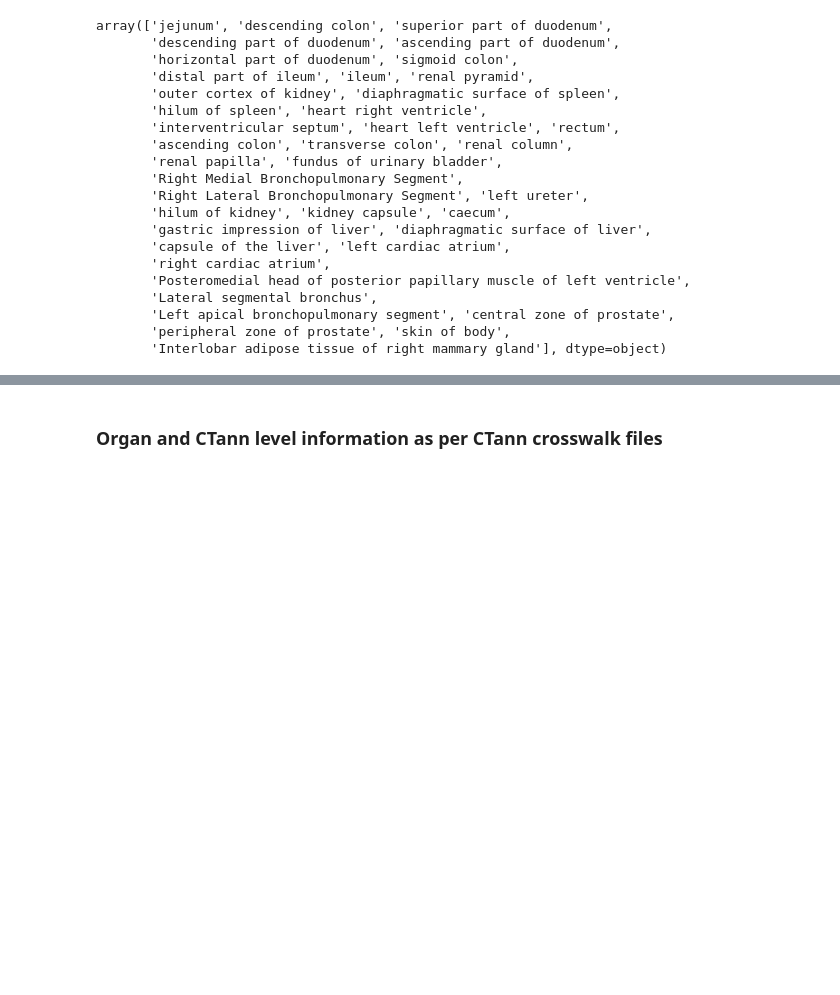
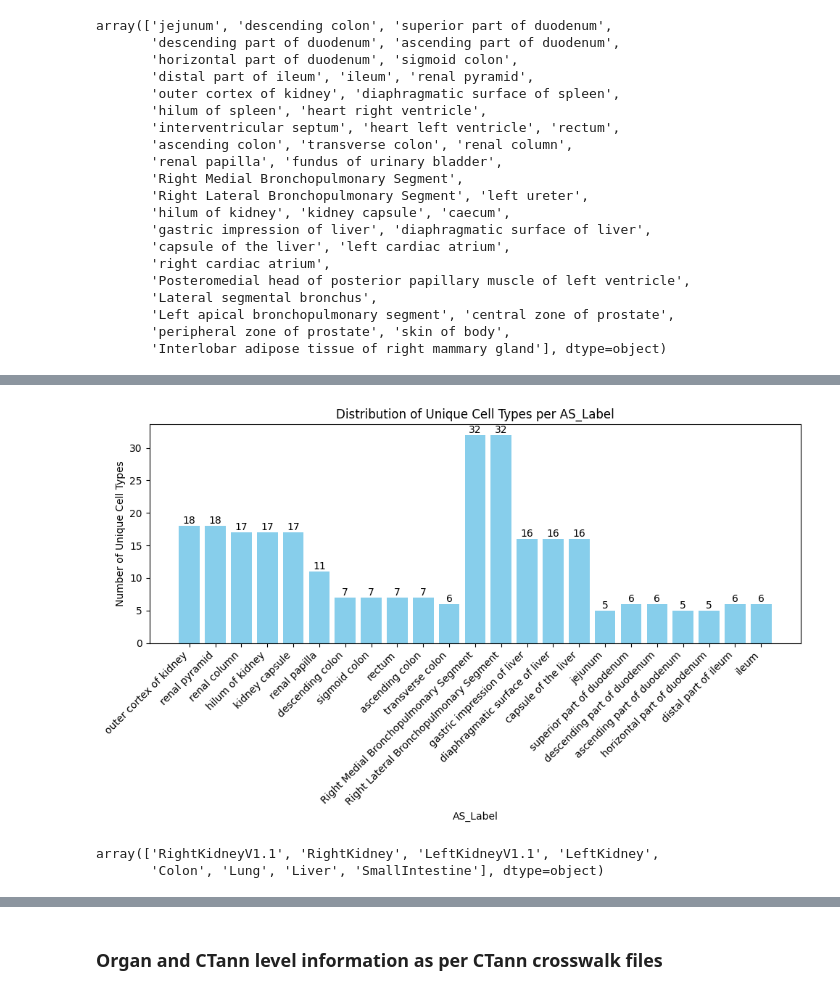
Before and after one commit to cns-iu/hra-ftu-explorer-supporting-information, a Jupyter notebook: FTU-workflow.ipynb, the cells around one changed output, grey strips where cells are left out. Saved outputs shown, nothing was run; the diff lists cells and outputs as text; code cells hidden in the pictures; blank space fills up the shorter version.

Commit message:
trios data

```diff
--- a/FTU-workflow.ipynb
+++ b/FTU-workflow.ipynb
@@ -894,0 +846,5 @@ Name: count, dtype: int64
+# %%
+# revmove reference organ for which there is no FTU
+organ_no_ftu = ['LeftUreter', 'Heart', 'HeartV1.1', 'UrinaryBladder']
+# %%
+filtered_enriched_v2_df = enriched_v2_df[~enriched_v2_df['reference_organ'].isin(organ_no_ftu)]
@@ -972,0 +1120,11 @@ array(['RightKidneyV1.1', 'RightKidney', 'LeftKidney', 'LeftUreter',
+# %%
+columns = ['AS_Label', 'Unique CTs Count']
+as_label_CTs_info = pd.DataFrame(columns=columns)
+
+# Calculate the number of unique cell types for each AS_Label
+for label in list(filtered_enriched_v2_df['as_label'].unique()):
+    unique_cts_count = filtered_enriched_v2_df[filtered_enriched_v2_df['as_label'] == label]['cell_label'].nunique()
+    row = pd.DataFrame({'AS_Label': [label], 'Unique CTs Count': [unique_cts_count]})
+    as_label_CTs_info = pd.concat([as_label_CTs_info, row], ignore_index=True)
+
+as_label_CTs_info.head()
@@ -973,3 +1138,27 @@ array(['RightKidneyV1.1', 'RightKidney', 'LeftKidney', 'LeftUreter',
+# %%
+# Plotting the distribution with counts displayed on the bars
+plt.figure(figsize=(10, 6))
+bars = plt.bar(as_label_CTs_info['AS_Label'], as_label_CTs_info['Unique CTs Count'], color='skyblue')
+
+# Adding the count labels on top of each bar
+for bar in bars:
+    height = bar.get_height()
+    plt.text(bar.get_x() + bar.get_width() / 2, height, str(height), ha='center', va='bottom')
+
+plt.xlabel('AS_Label')
+plt.ylabel('Number of Unique Cell Types')
+plt.title('Distribution of Unique Cell Types per AS_Label')
+plt.xticks(rotation=45, ha='right')
+plt.tight_layout()
+
+plt.show()
+# %% [output]
+[figure, added]
+# %%
+filtered_enriched_v2_df['reference_organ'].unique()
+# %% [output]
+array(['RightKidneyV1.1', 'RightKidney', 'LeftKidneyV1.1', 'LeftKidney',
+       'Colon', 'Lung', 'Liver', 'SmallIntestine'], dtype=object)
 # %%
 difference_labels = set(CTs_with_datasets_df['cell_source_label'].unique()) - set(enriched_v1_df['as_label'])
 print("Difference in cell_source_label:")
```
Also changed, not shown: parts of 151 cells of this notebook, 15 other files.
